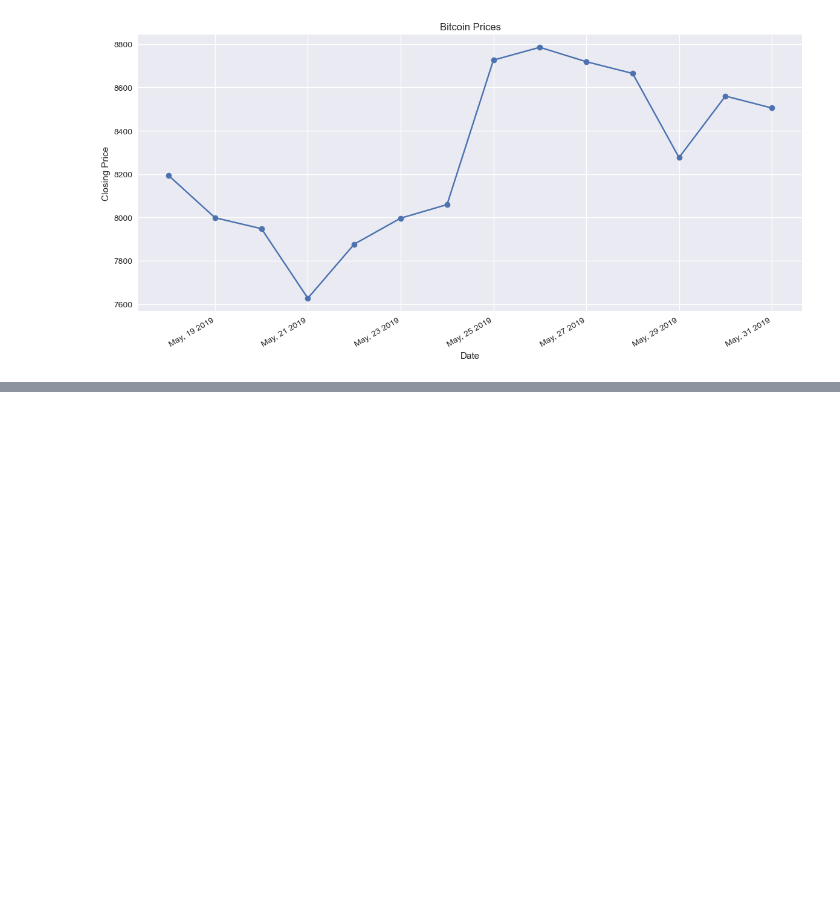
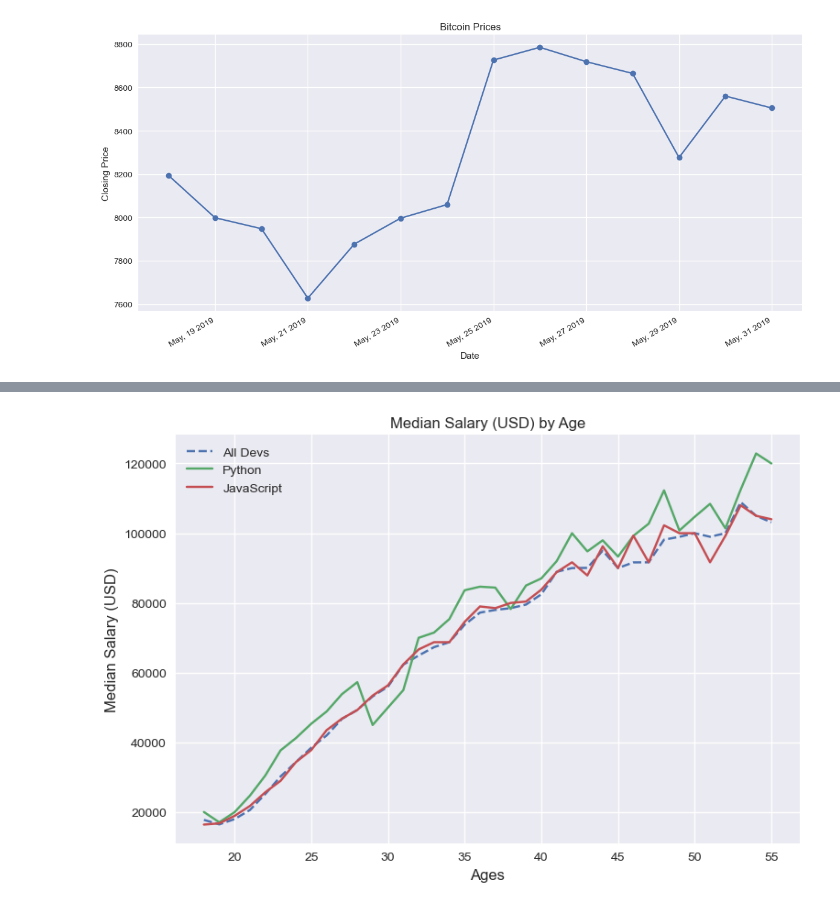
Before and after one commit to mhmdkardosha/CAT-tasks, a Jupyter notebook: Data Visualization Tasks/data-visualization-matplotlib.ipynb, the cells around one changed output, grey strips where cells are left out. Drawn from its saved outputs; the diff is of its cells as text; code cells hidden in the pictures; blank space fills up the shorter version.

```diff
--- a/Data Visualization Tasks/data-visualization-matplotlib.ipynb
+++ b/Data Visualization Tasks/data-visualization-matplotlib.ipynb
@@ -918,0 +957,17 @@ plt.show()
+# %%
+fig, ax = plt.subplots() # to create a figure and a set of subplots with default values (1, 1)-->(1 row, 1 column)
+
+ax.plot(ages, dev_salaries, label='All Devs', linestyle='--')
+ax.plot(ages, py_salaries, label='Python')
+ax.plot(ages, js_salaries, label='JavaScript')
+
+ax.legend()
+
+ax.set_xlabel('Ages', fontsize=12)
+ax.set_ylabel('Median Salary (USD)', fontsize=12)
+ax.set_title('Median Salary (USD) by Age', fontsize=12)
+
+plt.tight_layout()
+plt.show()
+# %% [output]
+[figure, added]
```
Also changed, not shown: parts of 16 cells of this notebook.
